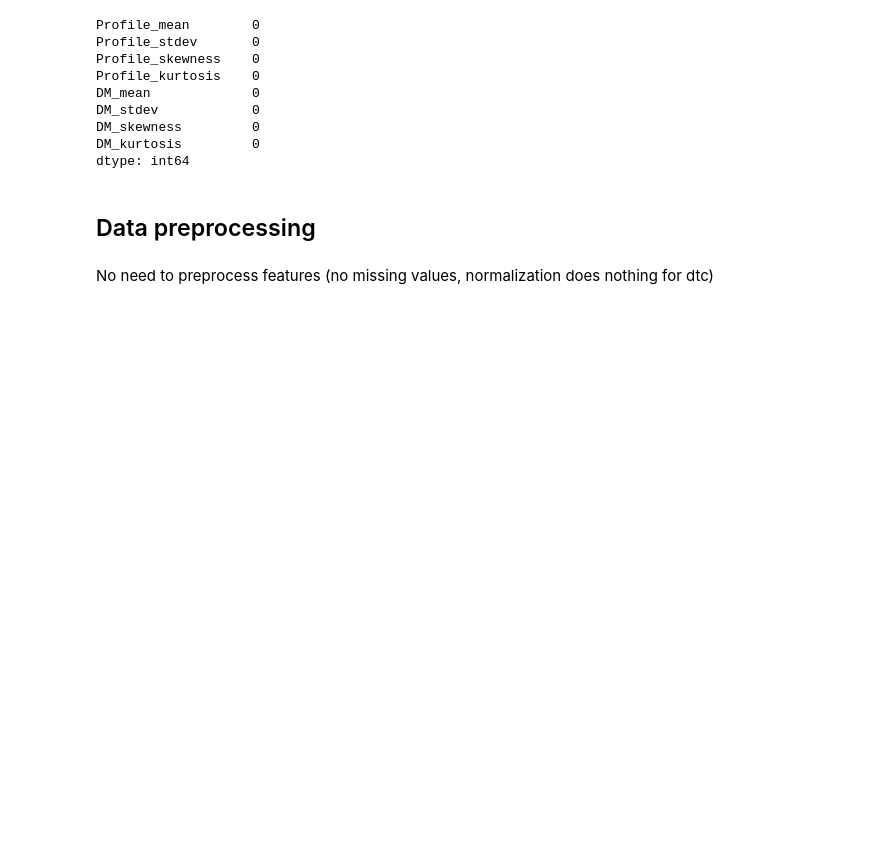
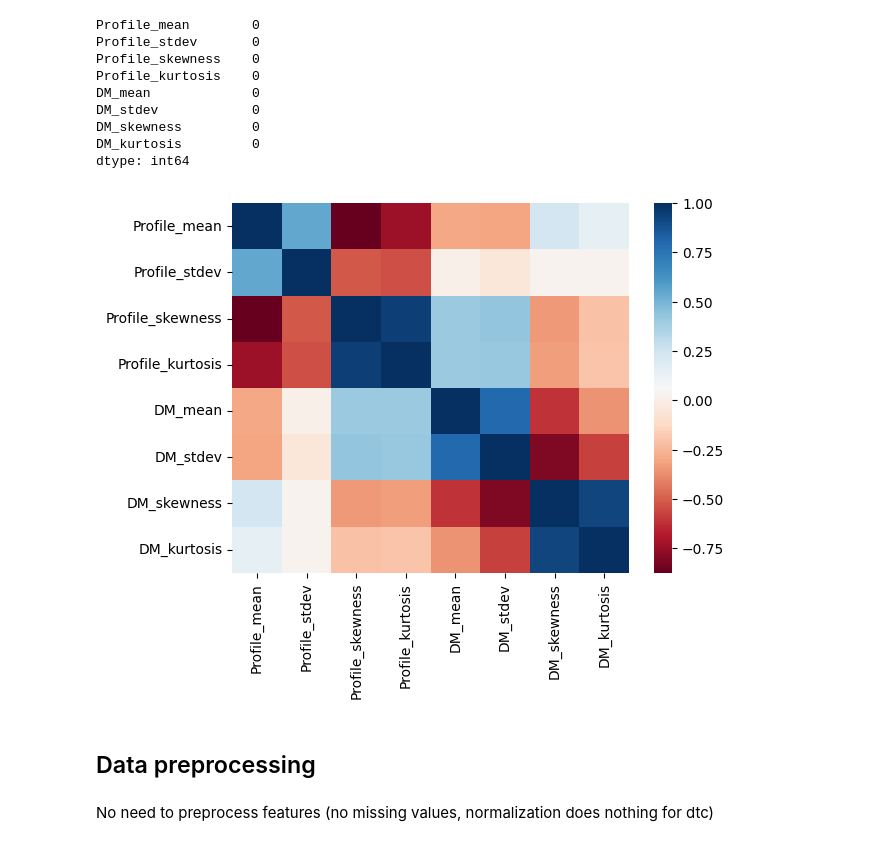
Before and after one commit to MateuszGalinski/Machine-Learning-From-Scratch, a Jupyter notebook: Zad05/5_264034_Mateusz_Galiński.ipynb, the cells around one changed output. Drawn from its saved outputs; the diff is of its cells as text; code cells hidden in the pictures; blank space fills up the shorter version.

Commit message:
Decision Tree : added conclusions and analyzed correlation

```diff
--- a/Zad05/5_264034_Mateusz_Galiński.ipynb
+++ b/Zad05/5_264034_Mateusz_Galiński.ipynb
@@ -495,6 +495,13 @@ DM_stdev            0
 DM_skewness         0
 DM_kurtosis         0
 dtype: int64
+# %%
+correlation = X.corr()
+plt.figure()
+sns.heatmap(correlation, cmap='RdBu')
+plt.show()
+# %% [output]
+[figure, added]
 # %% [markdown]
 ## Data preprocessing
 # %% [markdown]
```
Also changed, not shown: parts of 6 cells of this notebook.
